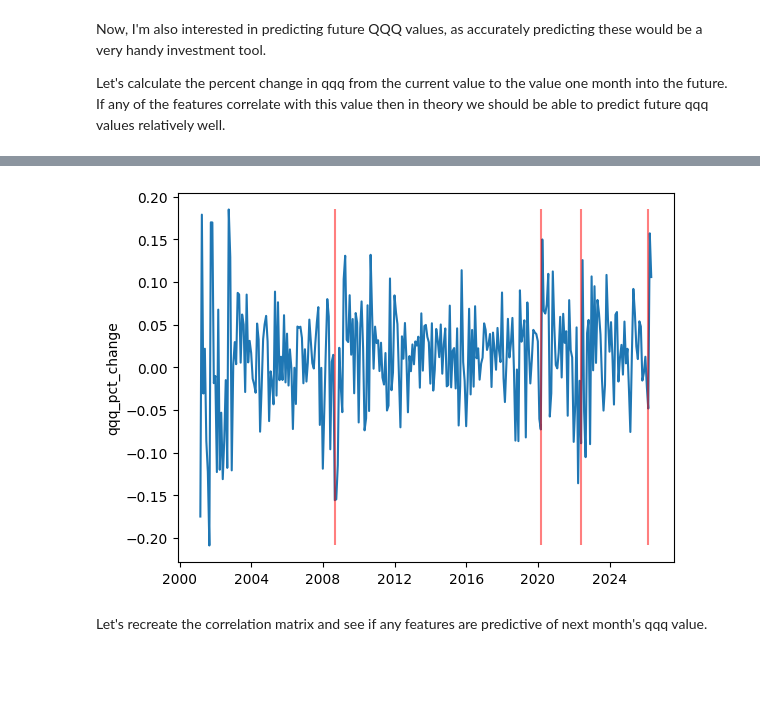
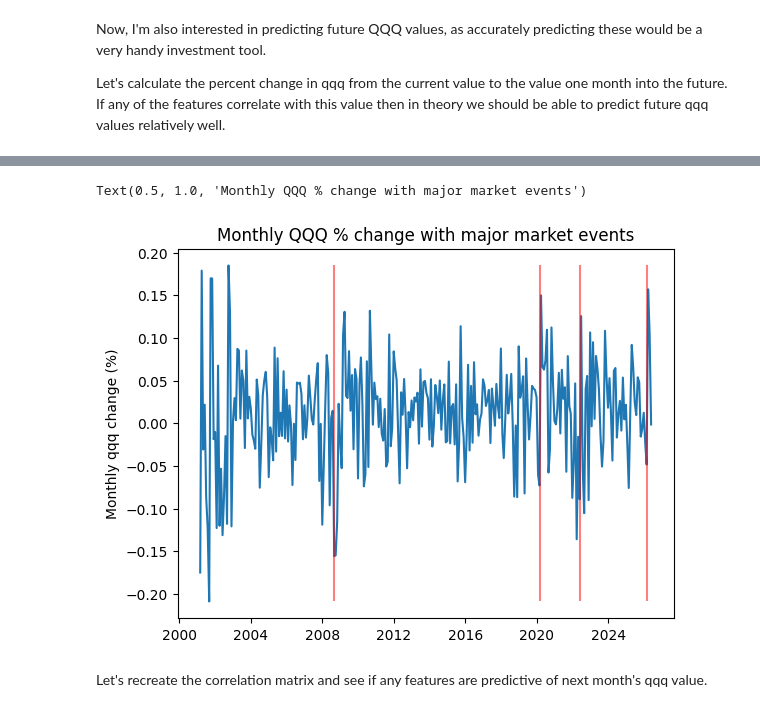
Before and after one commit to jarrybarber/macro_market_signals, a Jupyter notebook: notebooks/02_eda_macro_health.ipynb, the cells around one changed output, grey strips where cells are left out. Cells and saved outputs as stored; diff of their text form; code cells hidden in the pictures; blank space fills up the shorter version.

```diff
--- a/notebooks/02_eda_macro_health.ipynb
+++ b/notebooks/02_eda_macro_health.ipynb
@@ -239,11 +212,13 @@ df_qqq_change.head()
 # %%
 col = "qqq_pct_change"
 plt.figure()
 sns.lineplot(df_qqq_change[col])
-plt.vlines(points_of_interest, df_qqq_change[col].min(), df_qqq_change[col].max(), color='r', linestyle="-", alpha=0.5)
-plt.show()
+plt.vlines(POINTS_OF_INTEREST, df_qqq_change[col].min(), df_qqq_change[col].max(), color='r', linestyle="-", alpha=0.5)
+plt.ylabel("Monthly qqq change (%)")
+plt.title("Monthly QQQ % change with major market events")
 # %% [output]
+Text(0.5, 1.0, 'Monthly QQQ % change with major market events')
-[figure, old version]
+[figure, new version]
 # %% [markdown]
 Let's recreate the correlation matrix and see if any features are predictive of next month's qqq value.
 # %%
```
Also changed, not shown: parts of 24 cells of this notebook, 4 other files.
